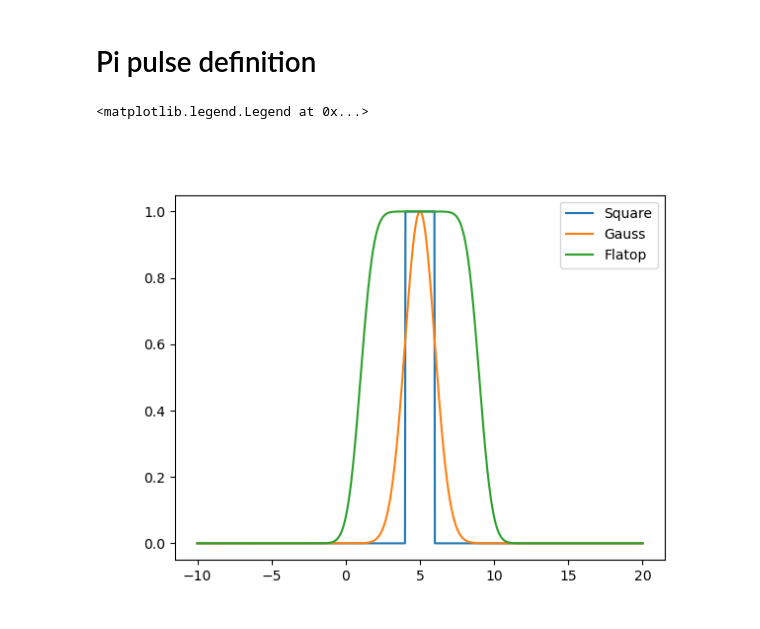
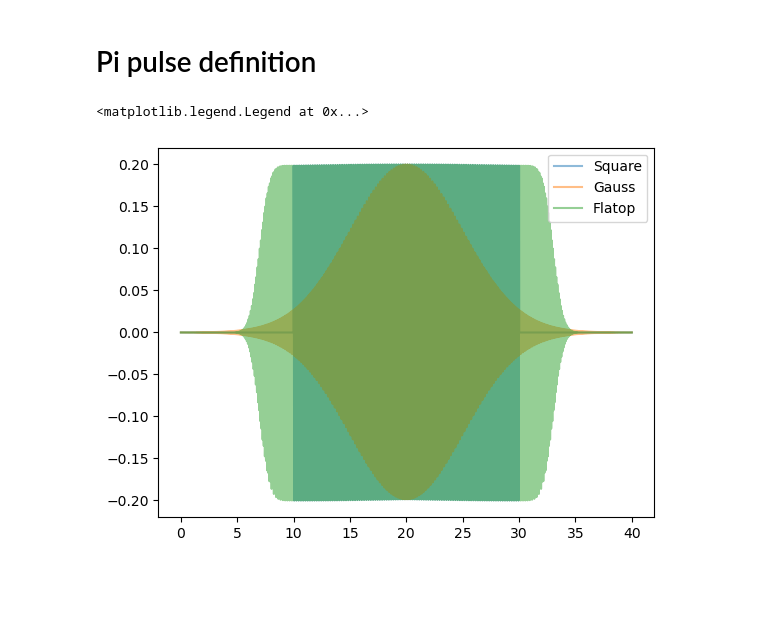
Before and after one commit to Quantronics/SpinDynamics, a Jupyter notebook: SpinDynamics.ipynb, the cells around one changed output. Saved outputs shown, nothing was run; the diff lists cells and outputs as text; code cells hidden in the pictures; blank space fills up the shorter version.

Commit message:
Implemented composite pulses and associated experiments

```diff
--- a/SpinDynamics.ipynb
+++ b/SpinDynamics.ipynb
@@ -97,6 +80,10 @@ I = 1/2
 nI = int(2*I+1)
 (Ix,Iy,Iz) = generate_S(I)
 # %%
+# Local oscillator at 10 MHz
+omega_LO = 2*np.pi*10
+H_LO = tensor(omega_LO*Sz, qeye(nI))
+
 # Nuclear Zeeman interaction
 omega_Ix = 2*np.pi*mu_I/h*1e-6*B_field[0]
 omega_Iy = 2*np.pi*mu_I/h*1e-6*B_field[1]
@@ -107,7 +94,7 @@ H_NZ = tensor(qeye(nS), omega_Ix*Ix + omega_Iy*Iy + omega_Iz*Iz)
 H_DD = A*tensor(Sz,Iz) + B*tensor(Sz,Ix) + B*tensor(Sz,Iy)
 
 # Total static Hamiltonian
-H0 = H_NZ + H_DD
+H0 = H_LO + H_NZ + H_DD
 # %%
 H0
 # %% [output]
@@ -140,62 +118,75 @@ array([Quantum object: dims = [[2, 2], [1, 1]], shape = (4, 1), type = ket
 # Pi pulse definition
 # %%
 from scipy.special import erf
+from cmath import exp
 
 def ErfRising(t, sigma, amplitude, t0):
     return amplitude * (erf((t - t0) / sigma) + 1) / 2
 
 def square_pulse(t, args):
     pulse_duration = args['pulse_duration']
-    rabi_freq = args['rabi_freq']
+    amplitude = args['amplitude']
     t0 = args['t0']
+    detuning = args['detuning']
+    phase = args['phase']
     if t > (t0 - pulse_duration/2) and t < (t0 + pulse_duration/2):
-        return rabi_freq
+        return amplitude * np.cos((detuning+omega_LO)*t + phase)
     else:
         return 0
 
+
 def gaussian_pulse(t, args):
-    sigma = args['sigma']
-    rabi_freq = args['rabi_freq']
+    sigma = args['sigma_gauss']
+    amplitude = args['amplitude']
     t0 = args['t0']
+    detuning = args['detuning']
+    phase = args['phase']
     if t > (t0-6*sigma) and t < (t0+6*sigma):
-        return rabi_freq * np.exp(-((t - t0) ** 2) / (2 * sigma ** 2))
+        return amplitude * np.exp(-((t - t0) ** 2) / (2 * sigma ** 2)) * np.cos((detuning+omega_LO)*t + phase)
     else:
         return 0
 
 def flattop_pulse(t, args):
     pulse_duration = args['pulse_duration']
-    sigma = args['sigma']
-    rabi_freq = args['rabi_freq']
+    sigma = args['sigma_raise']
+    amplitude = args['amplitude']
     t0 = args['t0']
+    detuning = args['detuning']
+    phase = args['phase']
     if t > (t0 - pulse_duration/2 - 6*sigma) and t < (t0 - pulse_duration/2):
-        return ErfRising(t, sigma, rabi_freq, t0 - pulse_duration/2 - 3*sigma)
+        return ErfRising(t, sigma, amplitude, t0 - pulse_duration/2 - 3*sigma) * np.cos((detuning+omega_LO)*t + phase)
 
     elif t > (t0 - pulse_duration/2) and t < (t0 + pulse_duration/2):
-        return rabi_freq
+        return amplitude * np.cos((detuning+omega_LO)*t + phase)
 
     elif t > (t0 + pulse_duration/2) and t < (t0 + pulse_duration/2 + 6*sigma):
-        return rabi_freq-ErfRising(t, sigma, rabi_freq, t0 + pulse_duration/2 + 3*sigma)
+        return (amplitude-ErfRising(t, sigma, amplitude, t0 + pulse_duration/2 + 3*sigma)) * np.cos((detuning+omega_LO)*t + phase)
 
     else:
         return 0
 
+
 args = {
-    'sigma': 1,
-    'pulse_duration': 2,
-    'rabi_freq': 1,
-    't0': 5
+    'sigma_raise': 1,
+    'sigma_gauss': 5,
+    'pulse_duration': 20,
+    'amplitude': 0.2,
+    't0': 20,
+    'detuning': 0,
+    'phase': 0
+
 }
 
-t = np.linspace(-10, 20, 1000)
+t = np.linspace(0, 40, 5000)
 p = [square_pulse(_t, args) for _t in t]
 g = [gaussian_pulse(_t, args) for _t in t]
 ft = [flattop_pulse(_t, args) for _t in t]
 
 plt.figure()
-plt.plot(t, p, label="Square")
-plt.plot(t, g, label="Gauss")
-plt.plot(t, ft, label="Flatop")
+plt.plot(t, p, alpha=0.5, label="Square")
+plt.plot(t, g, alpha=0.5, label="Gauss")
+plt.plot(t, ft, alpha=0.5, label="Flatop")
 plt.legend()
 # %% [output]
 <matplotlib.legend.Legend at 0x...>
-[figure, old version]
+[figure, new version]
```
Also changed, not shown: parts of 34 cells of this notebook, 1 other file.
